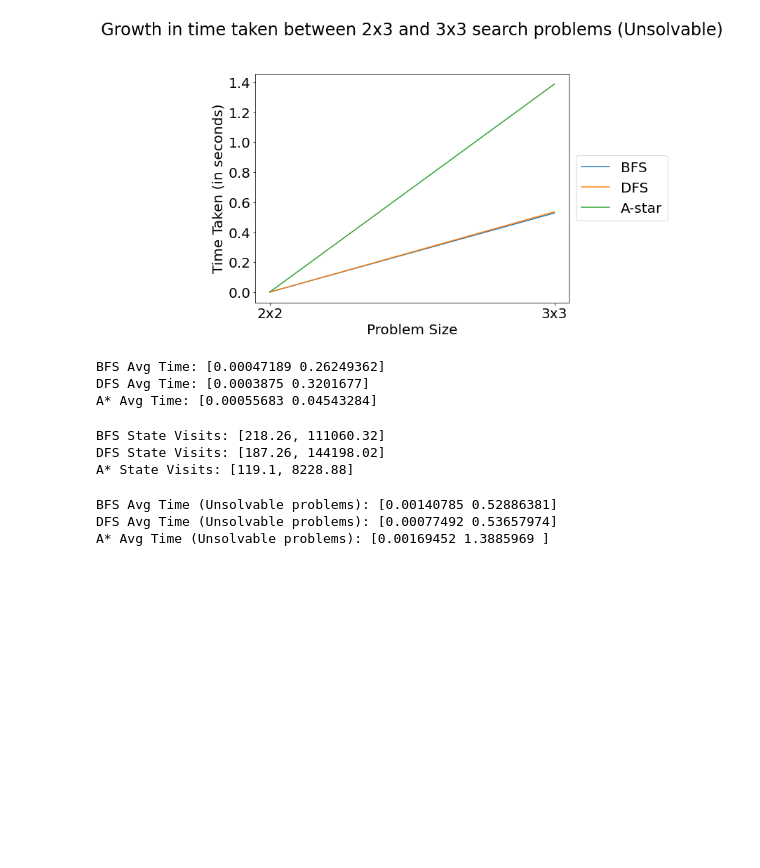
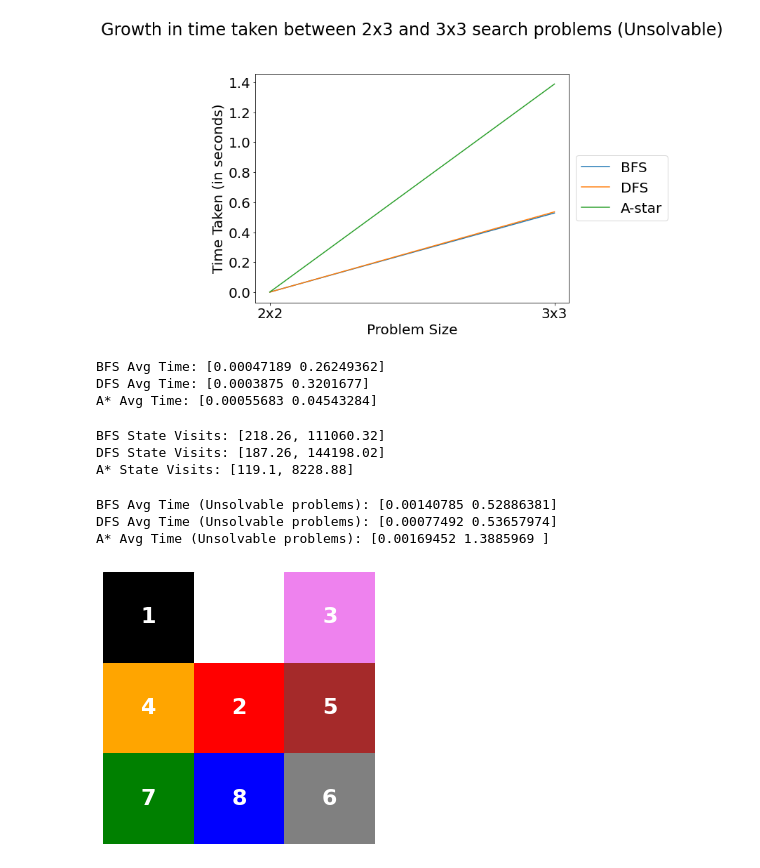
Before and after one commit to a3darekar/Algo-Pathfinding-Benchmarks, a Jupyter notebook: Algo_Project.ipynb, the cells around one changed output. Saved outputs shown, nothing was run; the diff lists cells and outputs as text; code cells hidden in the pictures; blank space fills up the shorter version.

```diff
--- a/Algo_Project.ipynb
+++ b/Algo_Project.ipynb
@@ -685,3 +691,90 @@ print("A* Avg Time (Unsolvable problems):", np.round(unsolvable_avg[2], 8))
 BFS Avg Time (Unsolvable problems): [0.00140785 0.52886381]
 DFS Avg Time (Unsolvable problems): [0.00077492 0.53657974]
 A* Avg Time (Unsolvable problems): [0.00169452 1.3885969 ]
+# %%
+import matplotlib.pyplot as plt
+import matplotlib.patches as mpatch
+from matplotlib.pyplot import figure
+
+colors = {
+    1 : 'black',
+    2 : 'red',
+    3 : 'violet',
+    4 : 'orange',
+    5 : 'brown',
+    6 : 'grey',
+    7 : 'green',
+    8 : 'blue',
+    0 : 'white'
+}
+
+def drawPlot(rectangles):
+    fig, ax = plt.subplots()
+    fig.set_size_inches(5,5)
+    for r in rectangles:
+        ax.add_artist(rectangles[r])
+        rx, ry = rectangles[r].get_xy()
+        cx = rx + rectangles[r].get_width()/2.0
+        cy = ry + rectangles[r].get_height()/2.0
+        ax.annotate(r, (cx, cy), color='w', weight='bold',
+                    fontsize=22, ha='center', va='center')
+    ax.set_xlim((0, 9))
+    ax.set_ylim((0, 9))
+    ax.set_aspect('equal')
+    ax.axis("off")
+    plt.rcParams.update({'font.size': 20})
+    plt.show()
+
+rectangles = {
+    1 : mpatch.Rectangle((0,6), 3,3, color=colors[1]),
+    0 : mpatch.Rectangle((3,6), 3,3, color=colors[0]),
+    3 : mpatch.Rectangle((6,6), 3,3, color=colors[3]),
+    4 : mpatch.Rectangle((0,3), 3,3, color=colors[4]),
+    2 : mpatch.Rectangle((3,3), 3,3, color=colors[2]),
+    5 : mpatch.Rectangle((6,3), 3,3, color=colors[5]),
+    7 : mpatch.Rectangle((0,0), 3,3, color=colors[7]),
+    8 : mpatch.Rectangle((3,0), 3,3, color=colors[8]),
+    6 : mpatch.Rectangle((6,0), 3,3, color=colors[6])
+}
+drawPlot(rectangles)
+
+rectangles = {
+    1 : mpatch.Rectangle((0,6), 3,3, color=colors[1]),
+    2 : mpatch.Rectangle((3,6), 3,3, color=colors[2]),
+    3 : mpatch.Rectangle((6,6), 3,3, color=colors[3]),
+    4 : mpatch.Rectangle((0,3), 3,3, color=colors[4]),
+    0 : mpatch.Rectangle((3,3), 3,3, color=colors[0]),
+    5 : mpatch.Rectangle((6,3), 3,3, color=colors[5]),
+    7 : mpatch.Rectangle((0,0), 3,3, color=colors[7]),
+    8 : mpatch.Rectangle((3,0), 3,3, color=colors[8]),
+    6 : mpatch.Rectangle((6,0), 3,3, color=colors[6])
+}
+drawPlot(rectangles)
+
+rectangles = {
+    1 : mpatch.Rectangle((0,6), 3,3, color=colors[1]),
+    2 : mpatch.Rectangle((3,6), 3,3, color=colors[2]),
+    3 : mpatch.Rectangle((6,6), 3,3, color=colors[3]),
+    4 : mpatch.Rectangle((0,3), 3,3, color=colors[4]),
+    5 : mpatch.Rectangle((3,3), 3,3, color=colors[5]),
+    0 : mpatch.Rectangle((6,3), 3,3, color=colors[0]),
+    7 : mpatch.Rectangle((0,0), 3,3, color=colors[7]),
+    8 : mpatch.Rectangle((3,0), 3,3, color=colors[8]),
+    6 : mpatch.Rectangle((6,0), 3,3, color=colors[6])
+}
+drawPlot(rectangles)
+
+rectangles = {
+    1 : mpatch.Rectangle((0,6), 3,3, color=colors[1]),
+    2 : mpatch.Rectangle((3,6), 3,3, color=colors[2]),
+    3 : mpatch.Rectangle((6,6), 3,3, color=colors[3]),
+    4 : mpatch.Rectangle((0,3), 3,3, color=colors[4]),
+    5 : mpatch.Rectangle((3,3), 3,3, color=colors[5]),
+    6 : mpatch.Rectangle((6,3), 3,3, color=colors[6]),
+    7 : mpatch.Rectangle((0,0), 3,3, color=colors[7]),
+    8 : mpatch.Rectangle((3,0), 3,3, color=colors[8]),
+    0 : mpatch.Rectangle((6,0), 3,3, color=colors[0])
+}
+drawPlot(rectangles)
+# %% [output]
+[figure, added]
```
Also changed, not shown: parts of 17 cells of this notebook.
